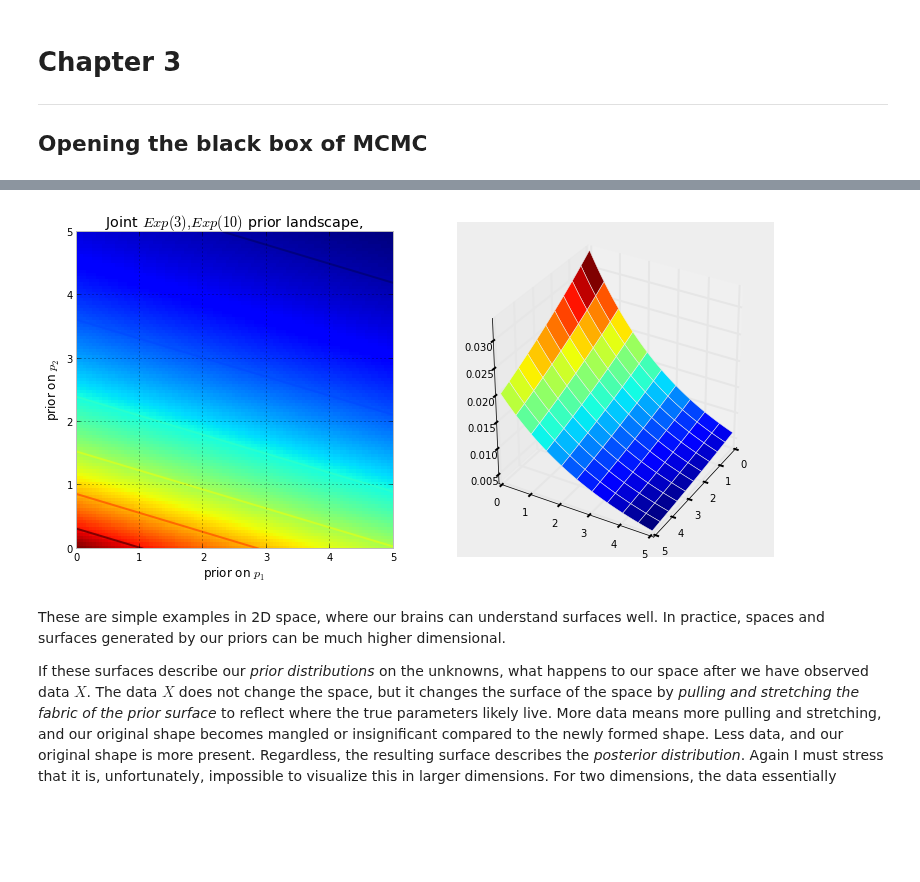
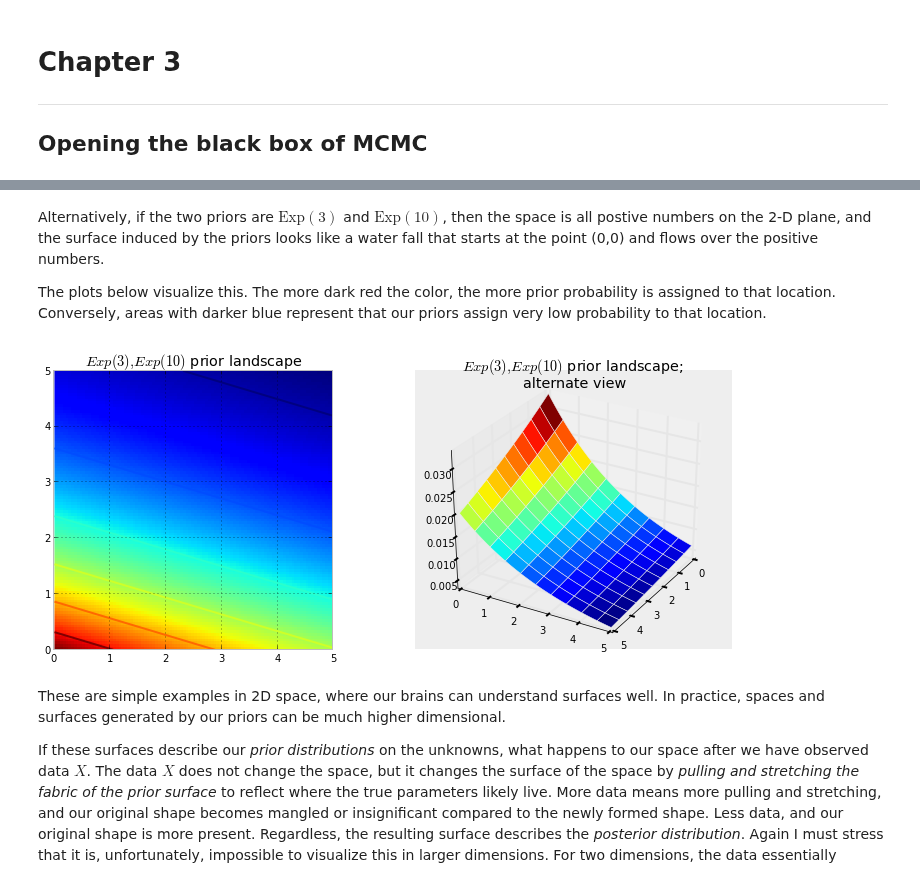
Before and after one commit to CamDavidsonPilon/Probabilistic-Programming-and-Bayesian-Methods-for-Hackers, a Jupyter notebook: Chapter3_MCMC/IntroMCMC.ipynb, the cells around one changed output, grey strips where cells are left out. Cells and saved outputs as stored; diff of their text form; code cells hidden in the pictures; blank space fills up the shorter version.

```diff
--- a/Chapter3_MCMC/IntroMCMC.ipynb
+++ b/Chapter3_MCMC/IntroMCMC.ipynb
@@ -21,32 +42,29 @@ Alternatively, if the two priors are $\text{Exp}(3)$ and $\text{Exp}(10)$, then
+# %% [markdown]
+Alternatively, if the two priors are $\text{Exp}(3)$ and $\text{Exp}(10)$, then the space is all postive numbers on the 2-D plane, and the surface induced by the priors looks like a water fall that starts at the point (0,0) and flows over the positive numbers.
+
+The plots below visualize this. The more dark red the color, the more prior probability is assigned to that location. Conversely, areas with darker blue represent that our priors assign very low probability to that location.
 # %%
-import matplotlib.pyplot as plt
-from mpl_toolkits.mplot3d import Axes3D
-
-figsize( 12.5,6 )
+figsize( 12.5,5 )
 
 fig = plt.figure()
 subplot(121)
 
-x = y = np.linspace(0,5, 100 )
 exp_x = stats.expon.pdf( x, scale = 3)
 exp_y = stats.expon.pdf(x, scale = 10)
 M = np.dot( exp_x[:,None], exp_y[None,:] )
-X, Y = np.meshgrid(x, y)
 CS = plt.contour( X, Y, M )
-
 im = plt.imshow(M, interpolation='none', origin='lower',
                 cmap=cm.jet, extent=(0,5,0,5))
-
-plt.xlabel( "prior on $p_1$")
-plt.ylabel( "prior on $p_2$")
-plt.title( "Joint $Exp(3), Exp(10)$ prior landscape, " )
-
+#plt.xlabel( "prior on $p_1$")
+#plt.ylabel( "prior on $p_2$")
+plt.title( "$Exp(3), Exp(10)$ prior landscape" )
 
 ax = fig.add_subplot(122, projection='3d')
 ax.plot_surface(X, Y, M, cmap=cm.jet )
 ax.view_init( azim = 390)
+plt.title( "$Exp(3), Exp(10)$ prior landscape; \nalternate view")
 # %% [output]
-[figure, old version]
+[figure, new version]
 # %% [markdown]
 These are simple examples in 2D space, where our brains can understand surfaces well. In practice, spaces and surfaces generated by our priors can be much higher dimensional.
 
```
Also changed, not shown: parts of 8 cells of this notebook, 2 other files.
